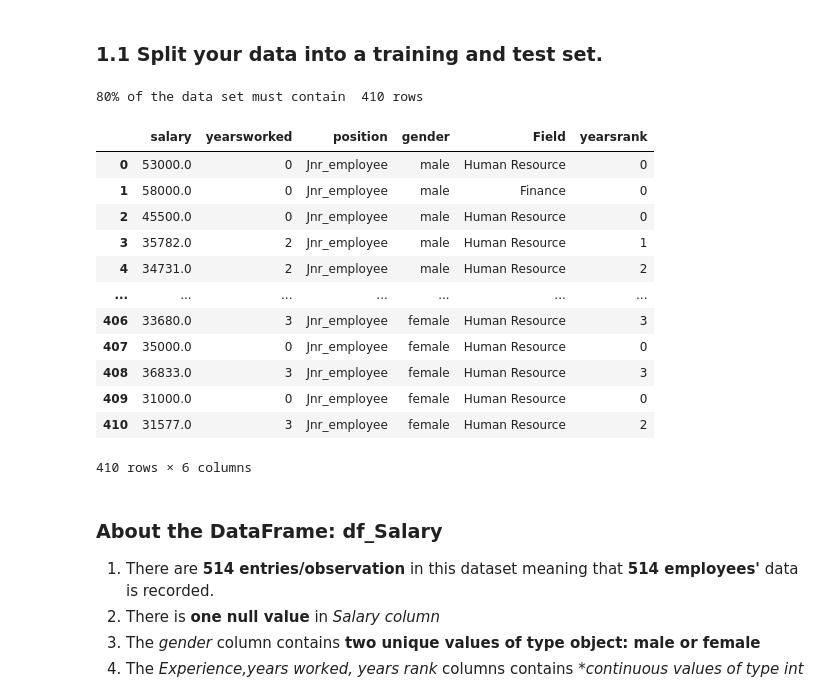
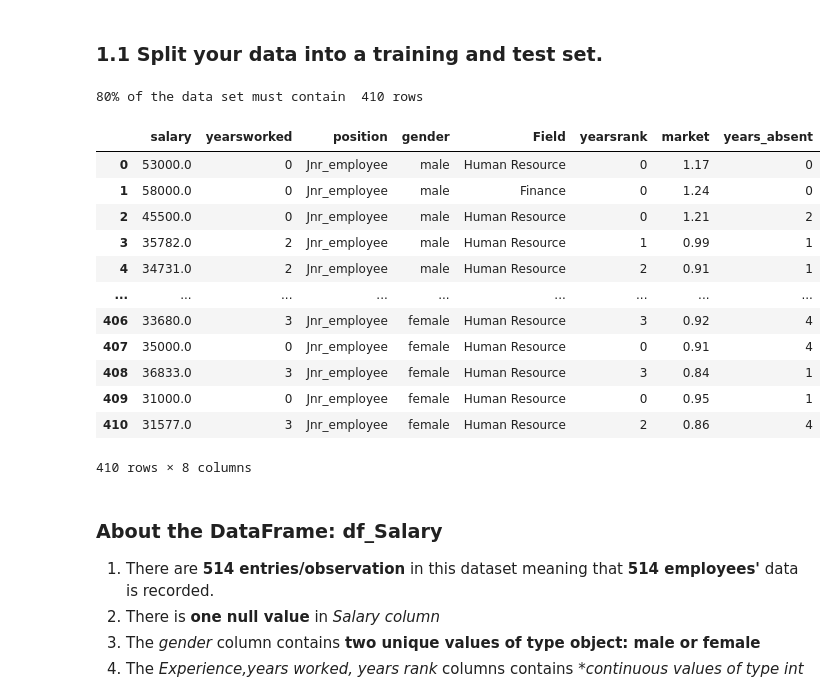
Before and after one commit to tshepojrampai/multivariate_linear_regression, a Jupyter notebook: linear_regression.ipynb, the cells around one changed output. Cells and saved outputs as stored; diff of their text form; code cells hidden in the pictures.

```diff
--- a/linear_regression.ipynb
+++ b/linear_regression.ipynb
@@ -48,26 +48,26 @@ df_salary
 # %%
 #Splitting the data into the train and test set"
 split = len(df_salary)*0.8
 print("80% of the data set must contain ",round(split), 'rows')
-df_sample = df_salary.loc[:,['salary','yearsworked','position','gender','Field','yearsrank']]
+df_sample = df_salary.loc[:,['salary','yearsworked','position','gender','Field','yearsrank','market','years_absent']]
 df_train =  df_sample.loc[:split,:]
 df_test = df_sample.loc[split:,:]
 df_train
 # %% [output]
 80% of the data set must contain  410 rows
-|  | salary | yearsworked | position | gender | Field | yearsrank |
-| 0 | 53000.0 | 0 | Jnr_employee | male | Human Resource | 0 |
-| 1 | 58000.0 | 0 | Jnr_employee | male | Finance | 0 |
-| 2 | 45500.0 | 0 | Jnr_employee | male | Human Resource | 0 |
-| 3 | 35782.0 | 2 | Jnr_employee | male | Human Resource | 1 |
-| 4 | 34731.0 | 2 | Jnr_employee | male | Human Resource | 2 |
-| ... | ... | ... | ... | ... | ... | ... |
-| 406 | 33680.0 | 3 | Jnr_employee | female | Human Resource | 3 |
-| 407 | 35000.0 | 0 | Jnr_employee | female | Human Resource | 0 |
-| 408 | 36833.0 | 3 | Jnr_employee | female | Human Resource | 3 |
-| 409 | 31000.0 | 0 | Jnr_employee | female | Human Resource | 0 |
-| 410 | 31577.0 | 3 | Jnr_employee | female | Human Resource | 2 |
+|  | salary | yearsworked | position | gender | Field | yearsrank | market | years_absent |
+| 0 | 53000.0 | 0 | Jnr_employee | male | Human Resource | 0 | 1.17 | 0 |
+| 1 | 58000.0 | 0 | Jnr_employee | male | Finance | 0 | 1.24 | 0 |
+| 2 | 45500.0 | 0 | Jnr_employee | male | Human Resource | 0 | 1.21 | 2 |
+| 3 | 35782.0 | 2 | Jnr_employee | male | Human Resource | 1 | 0.99 | 1 |
+| 4 | 34731.0 | 2 | Jnr_employee | male | Human Resource | 2 | 0.91 | 1 |
+| ... | ... | ... | ... | ... | ... | ... | ... | ... |
+| 406 | 33680.0 | 3 | Jnr_employee | female | Human Resource | 3 | 0.92 | 4 |
+| 407 | 35000.0 | 0 | Jnr_employee | female | Human Resource | 0 | 0.91 | 4 |
+| 408 | 36833.0 | 3 | Jnr_employee | female | Human Resource | 3 | 0.84 | 1 |
+| 409 | 31000.0 | 0 | Jnr_employee | female | Human Resource | 0 | 0.95 | 1 |
+| 410 | 31577.0 | 3 | Jnr_employee | female | Human Resource | 2 | 0.86 | 4 |
-410 rows × 6 columns
+410 rows × 8 columns
 # %% [markdown]
 ### About the DataFrame: df_Salary
 1. There are **514 entries/observation** in this dataset meaning that **514 employees'** data is recorded.
```
Also changed, not shown: parts of 9 cells of this notebook.
